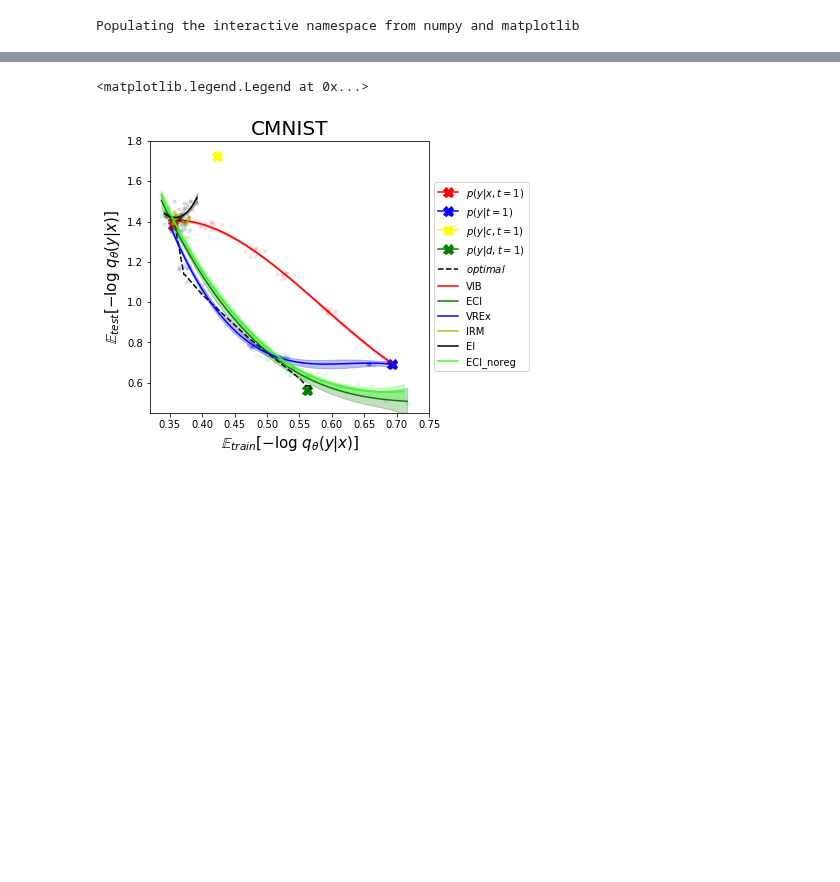
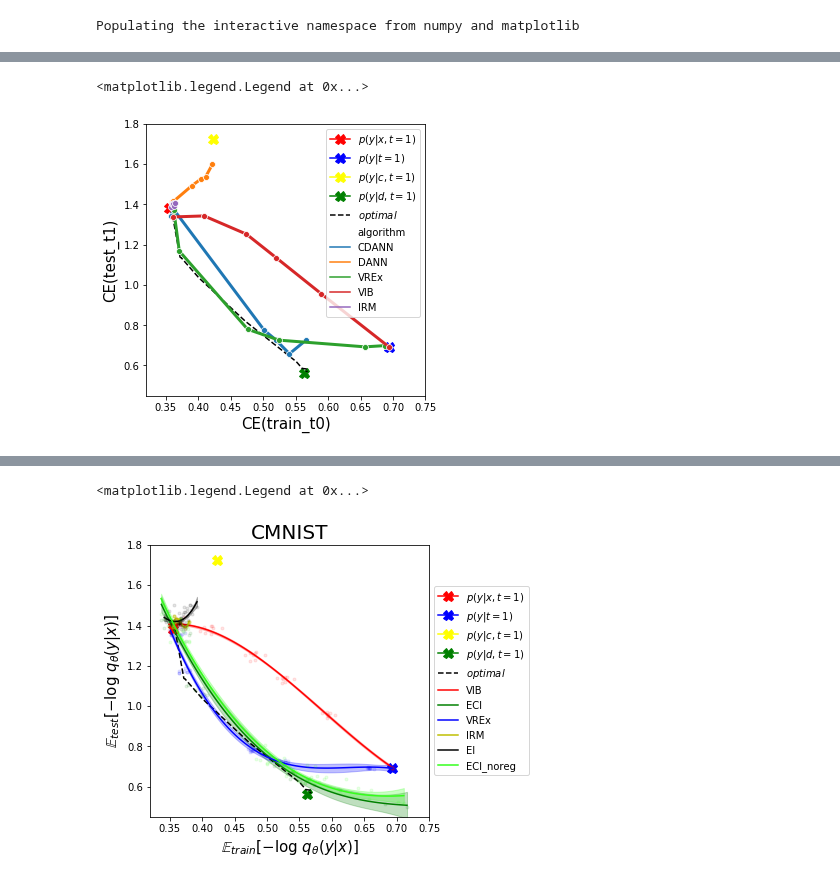
Before and after one commit to mfederici/JADE, a Jupyter notebook: results.ipynb, the cells around one changed output, grey strips where cells are left out. Drawn from its saved outputs; the diff is of its cells as text; code cells hidden in the pictures; blank space fills up the shorter version.

```diff
--- a/results.ipynb
+++ b/results.ipynb
@@ -354,0 +359,24 @@ def plot_sweep_result(runs, get_last_run_data, sortkey, ax, uncertainty_alpha=0.
+# %%
+dataset = 'D_CMNIST'
+arch_filepath = 'definitions/architectures/CMNIST.py'
+
+
+data = []
+
+
+for algorithm in rm.get_algorithms(dataset):
+    sweep = rm.get_sweep(dataset, algorithm)
+    print(algorithm)
+
+    for run in tqdm(sweep.runs):
+        config = rm.get_run_config(run)
+        config['algorithm'] = rm.get_name(algorithm)
+        config['rid']= run.id
+        res = results[results['rid']==run.id].to_dict('records')
+        if len(res)>0:
+            config.update(res[0])
+
+
+        data.append(config)
+
+data = pd.DataFrame(data)
@@ -354,0 +393,9 @@ def plot_sweep_result(runs, get_last_run_data, sortkey, ax, uncertainty_alpha=0.
+# %%
+pd_data = pd.DataFrame(data)
+f, ax = plt.subplots(1,1,figsize=(5,5))
+decorate_plot(rm.datasets_info[dataset], ax)
+sns.lineplot(data=pd_data, x='CE(train_t0)',y='CE(test_t1)', marker='o',linewidth=3, hue='algorithm')
+ax.legend()
+# %% [output]
+<matplotlib.legend.Legend at 0x...>
+[figure, added]
```
Also changed, not shown: parts of 16 cells of this notebook, 34 other files.
